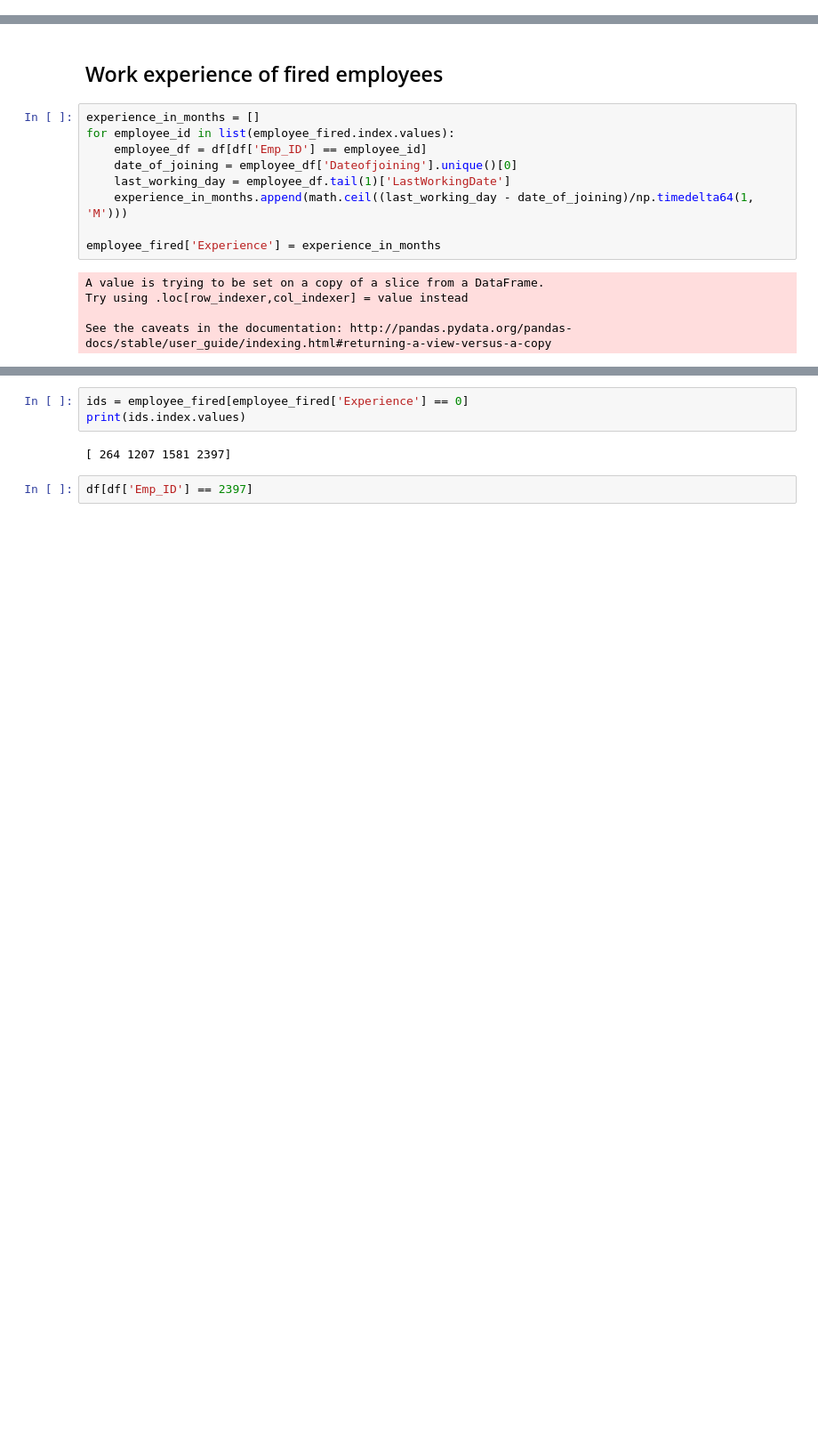
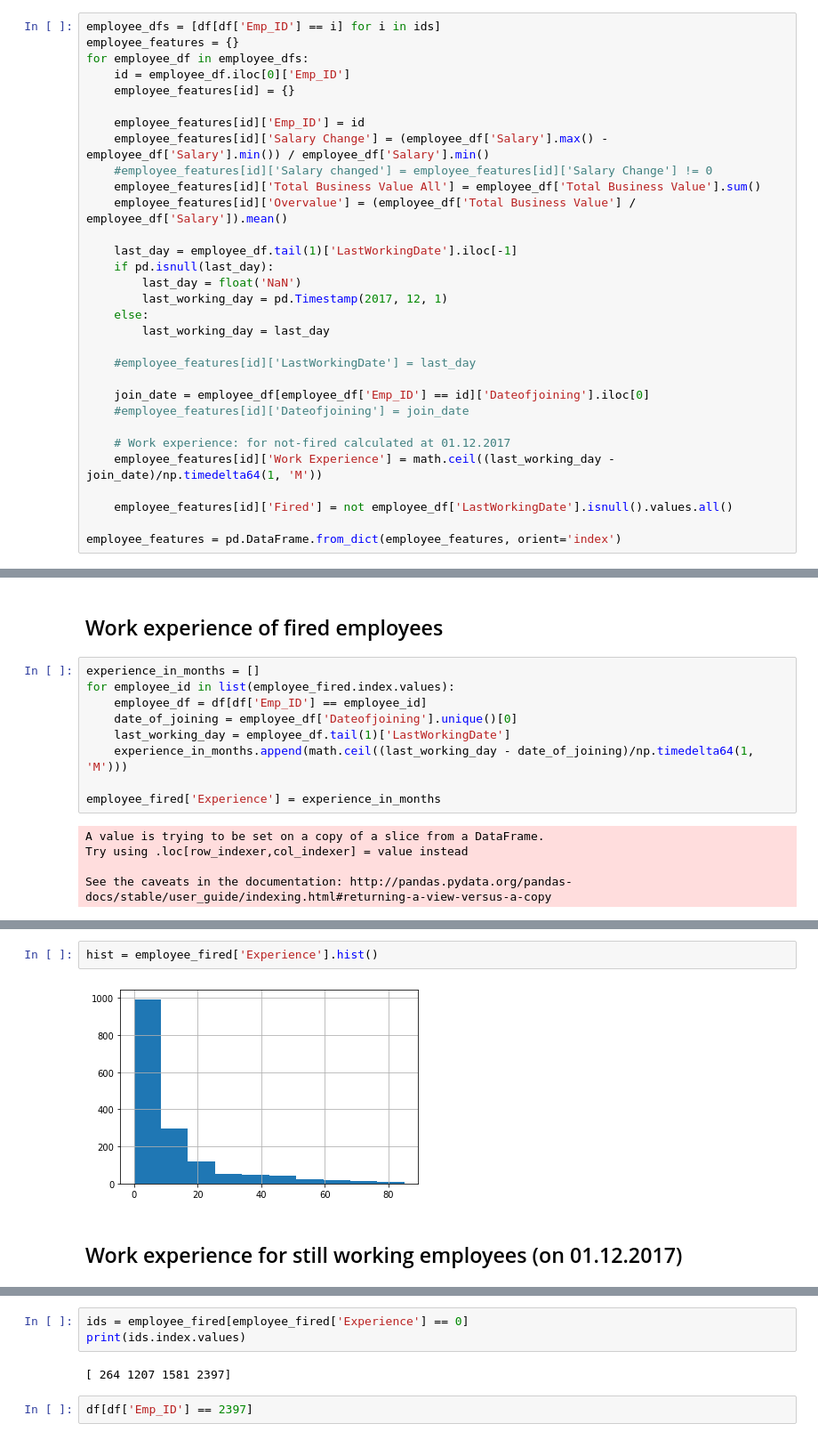
Before and after one commit to anniepank/Hackathon, a Jupyter notebook: Employees_churn_Sveta.ipynb, the cells around one changed output, grey strips where cells are left out. Shown at 89% size. Saved outputs shown, nothing was run; the diff lists cells and outputs as text; blank space fills up the shorter version.

Commit message:
Extend feature table done by Anna with work experience

```diff
--- a/Employees_churn_Sveta.ipynb
+++ b/Employees_churn_Sveta.ipynb
@@ -206,0 +198,31 @@ employee_features = pd.DataFrame.from_dict(employee_features, orient='index')
+# %%
+employee_dfs = [df[df['Emp_ID'] == i] for i in ids]
+employee_features = {}
+for employee_df in employee_dfs:
+    id = employee_df.iloc[0]['Emp_ID']
+    employee_features[id] = {}
+
+    employee_features[id]['Emp_ID'] = id
+    employee_features[id]['Salary Change'] = (employee_df['Salary'].max() - employee_df['Salary'].min()) / employee_df['Salary'].min()
+    #employee_features[id]['Salary changed'] = employee_features[id]['Salary Change'] != 0
+    employee_features[id]['Total Business Value All'] = employee_df['Total Business Value'].sum()
+    employee_features[id]['Overvalue'] = (employee_df['Total Business Value'] / employee_df['Salary']).mean()
+
+    last_day = employee_df.tail(1)['LastWorkingDate'].iloc[-1]
+    if pd.isnull(last_day):
+        last_day = float('NaN')
+        last_working_day = pd.Timestamp(2017, 12, 1)
+    else:
+        last_working_day = last_day
+
+    #employee_features[id]['LastWorkingDate'] = last_day
+
+    join_date = employee_df[employee_df['Emp_ID'] == id]['Dateofjoining'].iloc[0]
+    #employee_features[id]['Dateofjoining'] = join_date
+
+    # Work experience: for not-fired calculated at 01.12.2017
+    employee_features[id]['Work Experience'] = math.ceil((last_working_day - join_date)/np.timedelta64(1, 'M'))
+
+    employee_features[id]['Fired'] = not employee_df['LastWorkingDate'].isnull().values.all()
+
+employee_features = pd.DataFrame.from_dict(employee_features, orient='index')
@@ -229,0 +280,6 @@ See the caveats in the documentation: http://pandas.pydata.org/pandas-docs/stabl
+# %%
+hist = employee_fired['Experience'].hist()
+# %% [output]
+[figure, added]
+# %% [markdown]
+## Work experience for still working employees (on 01.12.2017)
```
Also changed, not shown: parts of 13 cells of this notebook.
